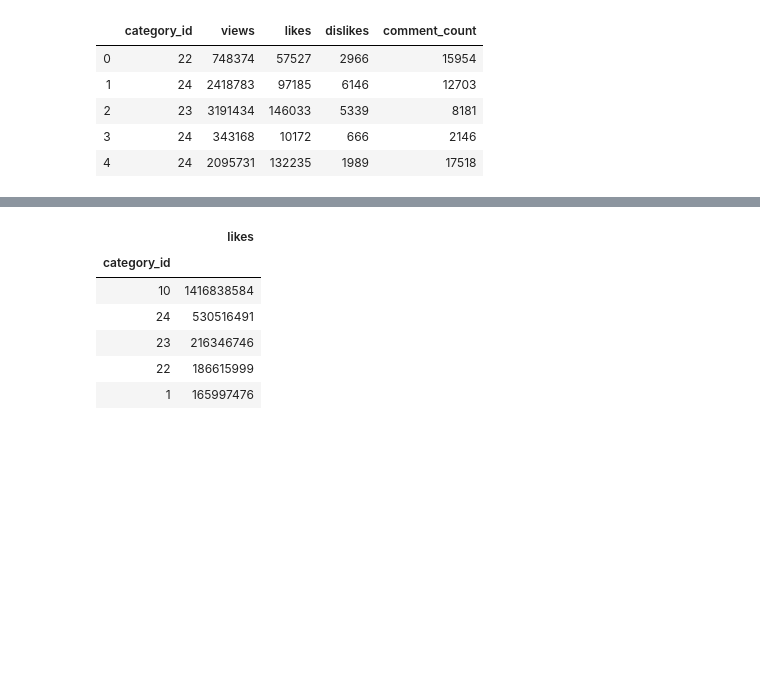
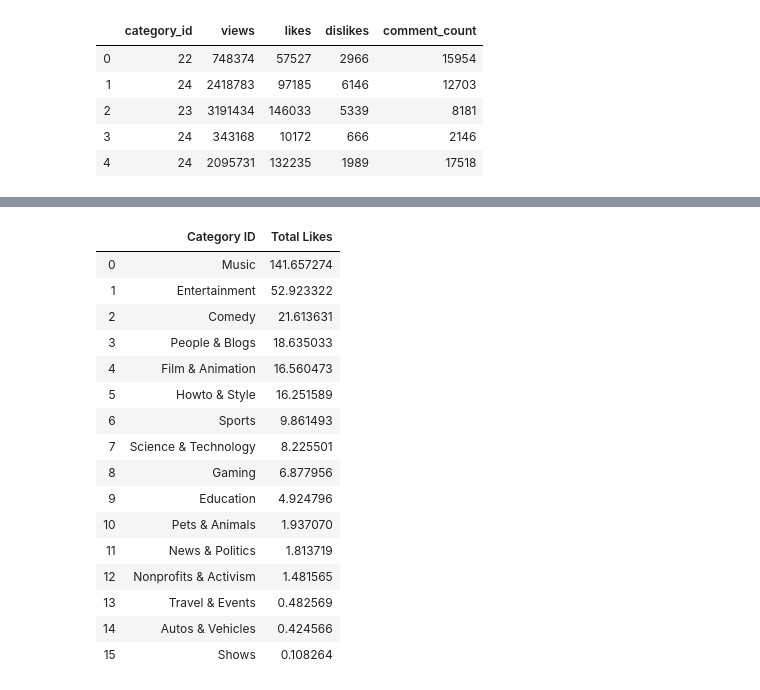
Before and after one commit to paholland/Project_YoutubeVideoStatistics, a Jupyter notebook: Emmanuel/Youtube.ipynb, the cells around one changed output, grey strips where cells are left out. Saved outputs shown, nothing was run; the diff lists cells and outputs as text; code cells hidden in the pictures; blank space fills up the shorter version.

```diff
--- a/Emmanuel/Youtube.ipynb
+++ b/Emmanuel/Youtube.ipynb
@@ -9,0 +37,10 @@ import numpy as np
+# %%
+# Draft category IDs into a dictionary
+
+categories = US_data["items"]
+category_dict = {}
+
+for category in categories:
+    category_dict[category["id"]] = category["snippet"]["title"]
+
+category_dict
@@ -29,3 +84,7 @@ Index(['video_id', 'trending_date', 'title', 'channel_title', 'category_id',
        'thumbnail_link', 'comments_disabled', 'ratings_disabled',
        'video_error_or_removed', 'description'],
       dtype='object')
+# %%
+#Remove the duplicates and clean the data
+data_file_df = data_file_df.drop_duplicates(subset=None, keep='first', inplace=False)
+data_file_df.shape
@@ -40,3 +101,14 @@ organized_df.head()
 | 2 | 23 | 3191434 | 146033 | 5339 | 8181 |
 | 3 | 24 | 343168 | 10172 | 666 | 2146 |
 | 4 | 24 | 2095731 | 132235 | 1989 | 17518 |
+# %%
+#Rename Column Headers
+
+organized_df = organized_df.rename(columns={"category_id":"Category ID",
+                                                 "views":"Total Views",
+                                                 "likes":"Total Likes",
+                                                 "dislikes":"Total Dislikes",
+                                                 "comment_count":"Total Comments"})
+
+
+organized_df.head()
@@ -52 +131,6 @@ comment_count    40949
 dtype: int64
+# %%
+#Add Rename Category Id's into the Category Dictionary list
+
+for index, row in organized_df.iterrows():
+    organized_df.loc[index, "Category ID"] = category_dict[str(row["Category ID"])]
@@ -82,19 +192,36 @@ plt.tight_layout()
 # %%
 #Apply groupby fxn to compare category_id vs likes
-grp_organized_df = organized_df.groupby(['category_id'])
+grp_organized_df = organized_df.groupby(['Category ID'])
 
-likes_df = pd.DataFrame(grp_organized_df['likes'].sum())
+likes_df = pd.DataFrame(grp_organized_df['Total Likes'].sum())
 
-likes_df = likes_df.sort_values(by =["likes"], ascending=False)
+likes_df = likes_df.sort_values(by =["Total Likes"], ascending=False)
 
-likes_df.head()
+#likes_df.head()
+
+# divide likes by one billion
+new_column2 = likes_df["Total Likes"]/10000000
+
+# reset index to get nice dataframe printout
+new_df2 = new_column2.reset_index()
+new_df2
 # %% [output]
-|  | likes |
-| category_id |  |
-| 10 | 1416838584 |
-| 24 | 530516491 |
-| 23 | 216346746 |
-| 22 | 186615999 |
-| 1 | 165997476 |
+|  | Category ID | Total Likes |
+| 0 | Music | 141.657274 |
+| 1 | Entertainment | 52.923322 |
+| 2 | Comedy | 21.613631 |
+| 3 | People & Blogs | 18.635033 |
+| 4 | Film & Animation | 16.560473 |
+| 5 | Howto & Style | 16.251589 |
+| 6 | Sports | 9.861493 |
+| 7 | Science & Technology | 8.225501 |
+| 8 | Gaming | 6.877956 |
+| 9 | Education | 4.924796 |
+| 10 | Pets & Animals | 1.937070 |
+| 11 | News & Politics | 1.813719 |
+| 12 | Nonprofits & Activism | 1.481565 |
+| 13 | Travel & Events | 0.482569 |
+| 14 | Autos & Vehicles | 0.424566 |
+| 15 | Shows | 0.108264 |
 # %%
 # Use DataFrame.plot() in order to create a bar chart of the data
```
Also changed, not shown: parts of 16 cells of this notebook, 1 other file.
